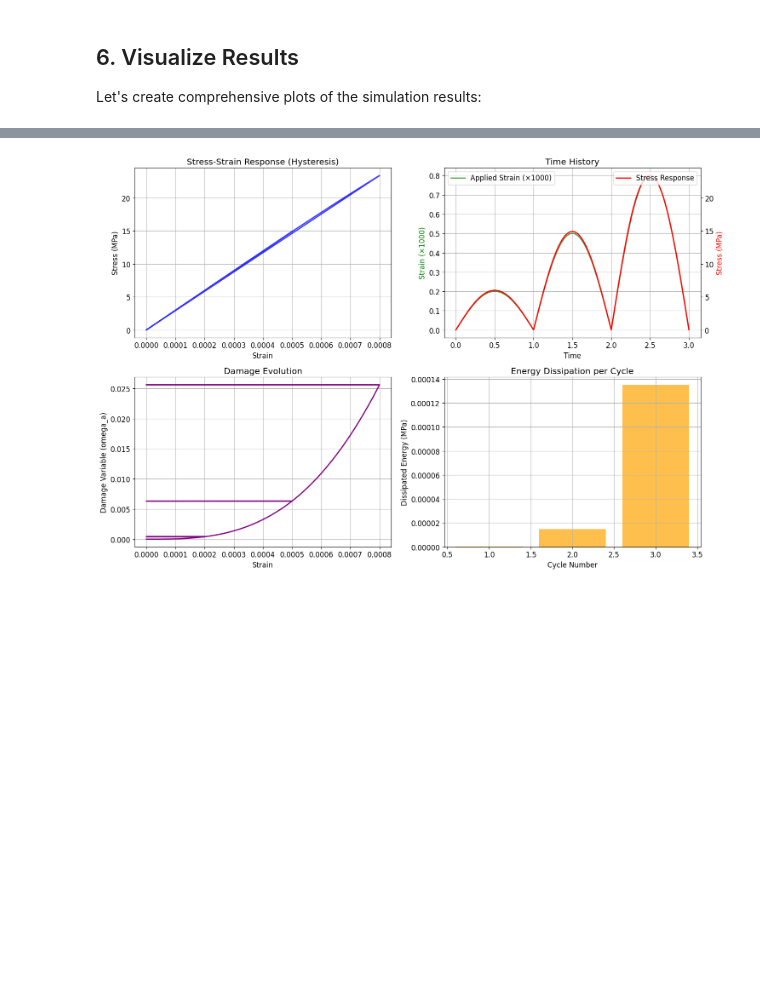
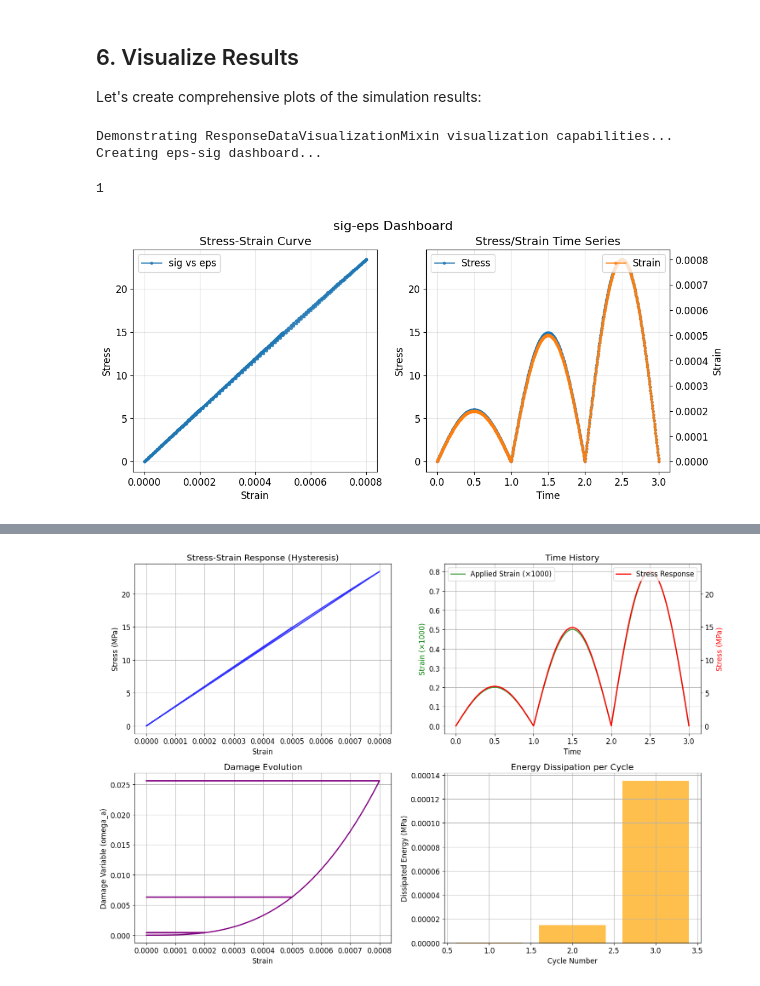
Before and after one commit to bmcs-group/bmcs_matmod, a Jupyter notebook: notebooks/gsm_lagrange_aiida_demo.ipynb, the cells around one changed output, grey strips where cells are left out. Saved outputs shown, nothing was run; the diff lists cells and outputs as text; code cells hidden in the pictures; blank space fills up the shorter version.

```diff
--- a/notebooks/gsm_lagrange_aiida_demo.ipynb
+++ b/notebooks/gsm_lagrange_aiida_demo.ipynb
@@ -249,3 +249,41 @@ Storing results in AiiDA...
 ## 6. Visualize Results
 
 Let's create comprehensive plots of the simulation results:
+# %%
+# Demonstrate the ResponseDataVisualizationMixin functionality
+# First, let's import the necessary modules if they're not already imported
+import numpy as np
+import matplotlib.pyplot as plt
+
+print("Demonstrating ResponseDataVisualizationMixin visualization capabilities...")
+
+# 1. Create eps_sig Dashboard - Low-level pairing of strain and stress components
+print("Creating eps-sig dashboard...")
+fig_eps_sig, axes_eps_sig = response_data.create_eps_sig_dashboard(figsize=(12, 5))
+response_data.fill_eps_sig_dashboard(axes_eps_sig, linewidth=2, marker='o', markersize=3, alpha=0.7)
+
+# Adjust and display the plot
+fig_eps_sig.tight_layout()
+# %% [output]
+Demonstrating ResponseDataVisualizationMixin visualization capabilities...
+Creating eps-sig dashboard...
+# %%
+from bmcs_matmod.gsm_lagrange.aiida_plugin.response_data_node import ResponseDataNode
+from datetime import datetime, timedelta
+from aiida.orm import QueryBuilder
+qb = QueryBuilder()
+qb.append(ResponseDataNode,
+        filters={'ctime': {'>': datetime.now() - timedelta(minutes=1)}}
+    )
+qb.count()
+# %% [output]
+1
+# %%
+response_list = qb.all()
+rd = response_list[0][0].to_response_data()
+fig, axes_eps_sig = rd.create_eps_sig_dashboard(figsize=(12, 5))
+for rd_node in response_list:
+    rd = rd_node[0].to_response_data()
+    rd.fill_eps_sig_dashboard(axes_eps_sig, linewidth=2, marker='o', markersize=3, alpha=0.7)
+# %% [output]
+[figure, added]
```
Also changed, not shown: parts of 5 cells of this notebook, 16 other files.
